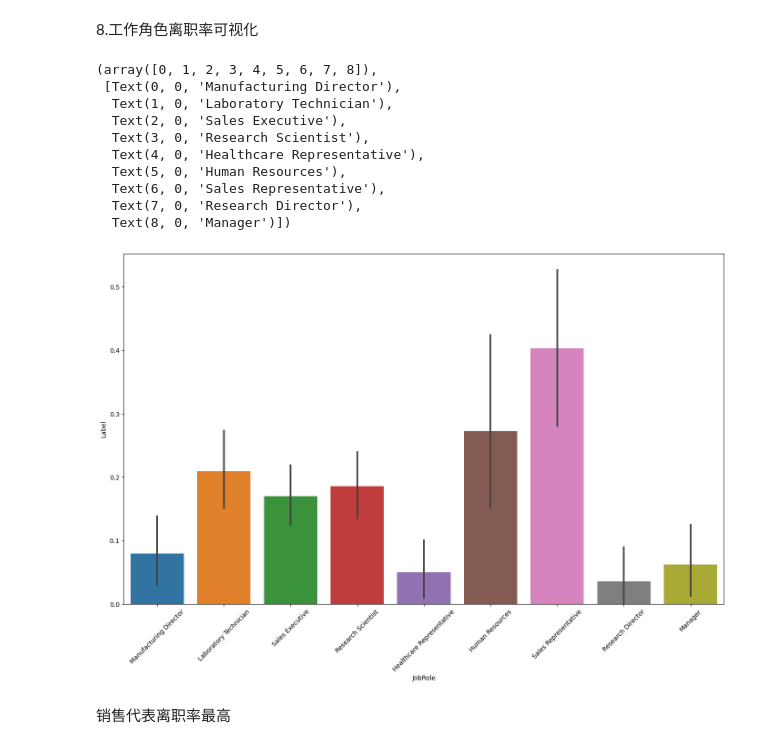
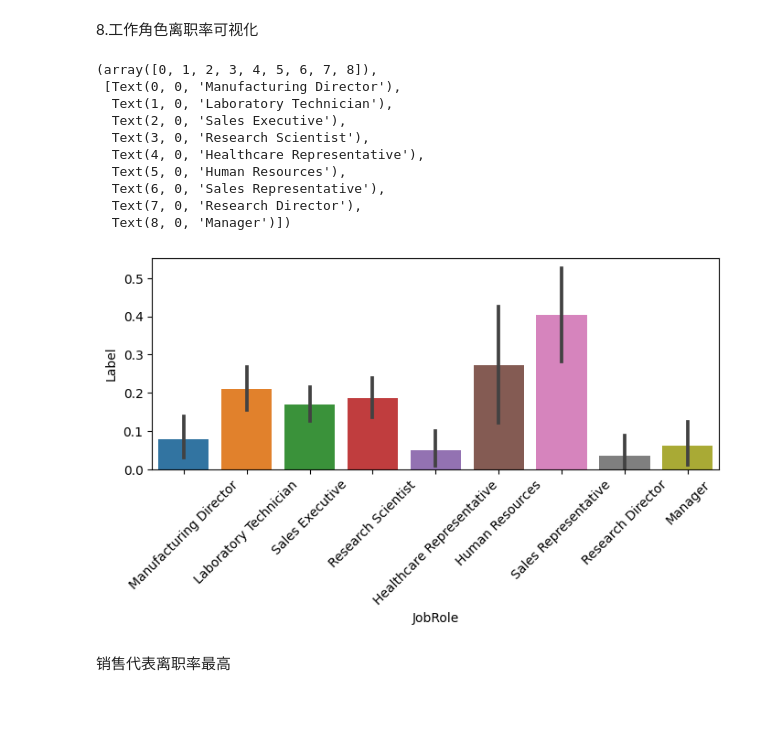
Before and after one commit to excalibursssooo/python-term-ttest, a Jupyter notebook: 期末大作业.ipynb, the cells around one changed output. Cells and saved outputs as stored; diff of their text form; code cells hidden in the pictures; blank space fills up the shorter version.

```diff
--- a/期末大作业.ipynb
+++ b/期末大作业.ipynb
@@ -200,21 +202,21 @@ sns.barplot(x='Gender',y='Label',data=train)
 # %% [markdown]
 8.工作角色离职率可视化
 # %%
-f,ax=plt.subplots(1,1,figsize=(17,10))
+f,ax=plt.subplots(1,1,figsize=(8,3))
 sns.barplot(x='JobRole',y='Label',data=train)
 plt.xticks(rotation=45)
 # %% [output]
 (array([0, 1, 2, 3, 4, 5, 6, 7, 8]),
  [Text(0, 0, 'Manufacturing Director'),
   Text(1, 0, 'Laboratory Technician'),
   Text(2, 0, 'Sales Executive'),
   Text(3, 0, 'Research Scientist'),
   Text(4, 0, 'Healthcare Representative'),
   Text(5, 0, 'Human Resources'),
   Text(6, 0, 'Sales Representative'),
   Text(7, 0, 'Research Director'),
   Text(8, 0, 'Manager')])
-[figure, old version]
+[figure, new version]
 # %% [markdown]
 销售代表离职率最高
 # %% [markdown]
```
Also changed, not shown: parts of 4 cells of this notebook.
